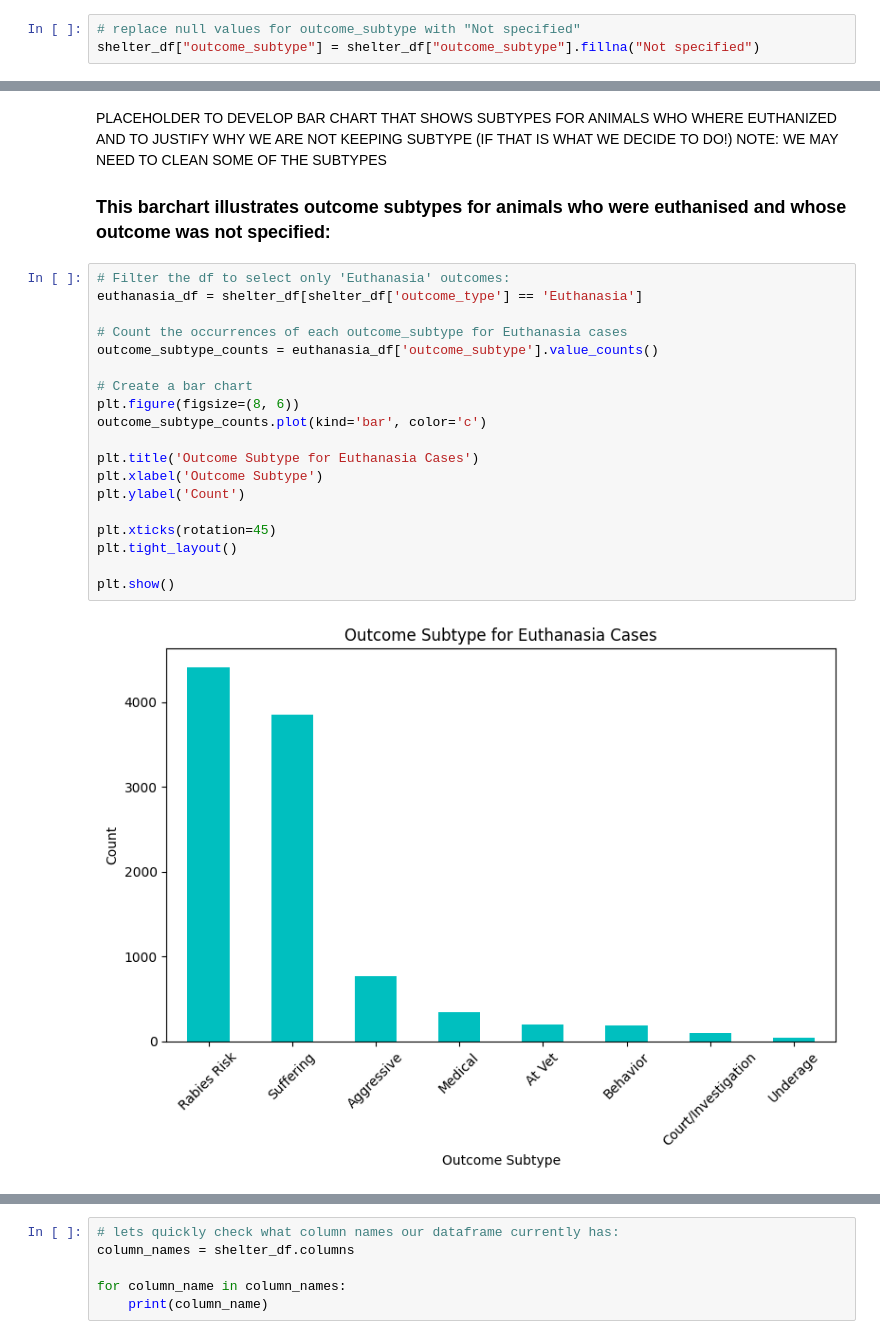
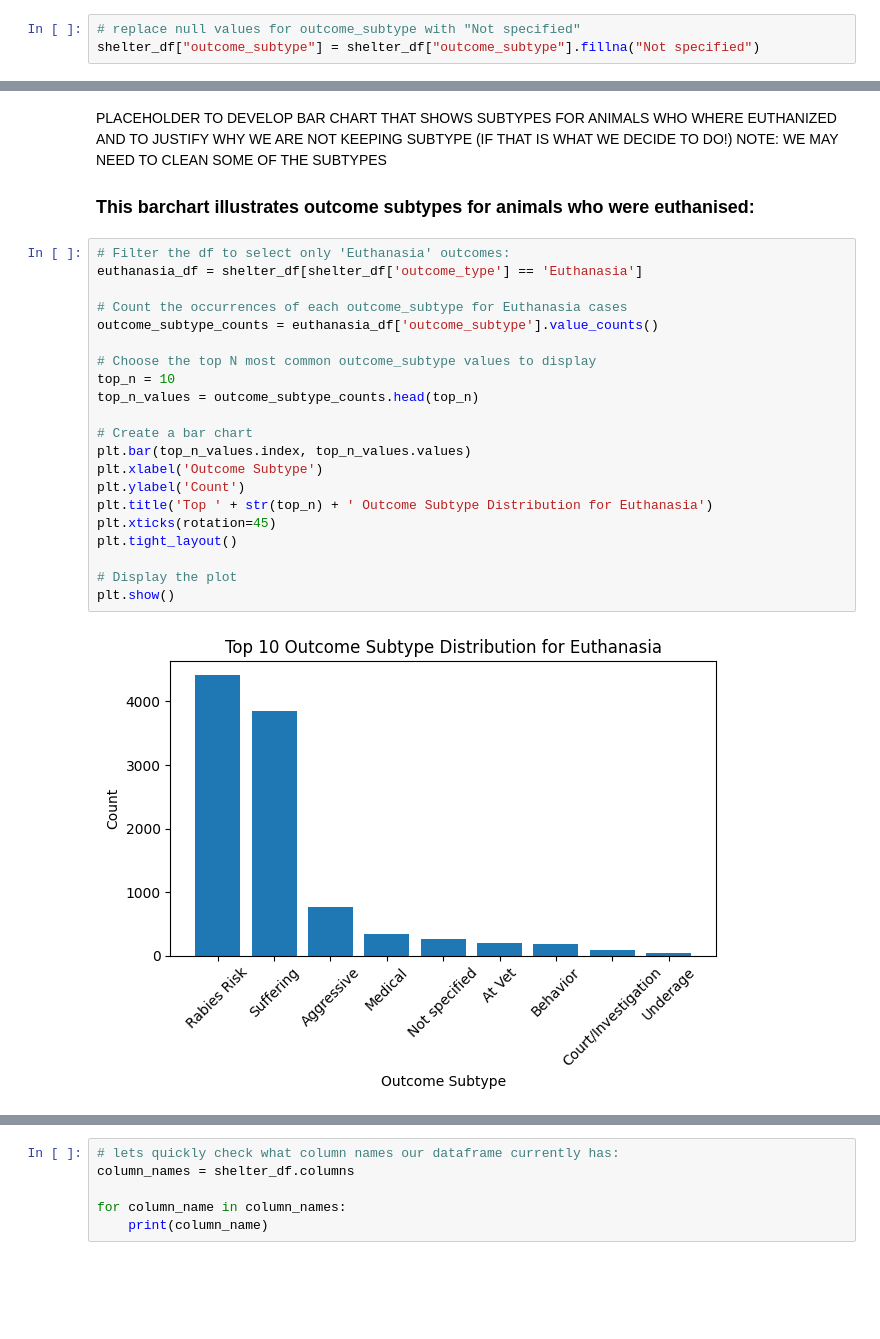
Before and after one commit to a-messmer/AAC_prelim_data_analysis_project, a Jupyter notebook: Project-api.ipynb, the cells around one changed output, grey strips where cells are left out. Cells and saved outputs as stored; diff of their text form; blank space fills up the shorter version.

Commit message:
The correct euthanasia bar chart added

```diff
--- a/Project-api.ipynb
+++ b/Project-api.ipynb
@@ -772,25 +772,27 @@ Died             At Vet                    99
 Name: outcome_subtype, dtype: int64
 # %% [markdown]
 PLACEHOLDER TO DEVELOP BAR CHART THAT SHOWS SUBTYPES FOR ANIMALS WHO WHERE EUTHANIZED AND TO JUSTIFY WHY WE ARE NOT KEEPING SUBTYPE (IF THAT IS WHAT WE DECIDE TO DO!) NOTE: WE MAY NEED TO CLEAN SOME OF THE SUBTYPES
-### This barchart illustrates outcome subtypes for animals who were euthanised and whose outcome was not specified:
+### This barchart illustrates outcome subtypes for animals who were euthanised:
 # %%
 # Filter the df to select only 'Euthanasia' outcomes:
 euthanasia_df = shelter_df[shelter_df['outcome_type'] == 'Euthanasia']
 
 # Count the occurrences of each outcome_subtype for Euthanasia cases
 outcome_subtype_counts = euthanasia_df['outcome_subtype'].value_counts()
 
+# Choose the top N most common outcome_subtype values to display
+top_n = 10
+top_n_values = outcome_subtype_counts.head(top_n)
+
 # Create a bar chart
-plt.figure(figsize=(8, 6))
-outcome_subtype_counts.plot(kind='bar', color='c')
-
-plt.title('Outcome Subtype for Euthanasia Cases')
+plt.bar(top_n_values.index, top_n_values.values)
 plt.xlabel('Outcome Subtype')
 plt.ylabel('Count')
-
+plt.title('Top ' + str(top_n) + ' Outcome Subtype Distribution for Euthanasia')
 plt.xticks(rotation=45)
 plt.tight_layout()
 
+# Display the plot
 plt.show()
 # %% [output]
-[figure, old version]
+[figure, new version]
```
Also changed, not shown: parts of 34 cells of this notebook, 1 other file.
